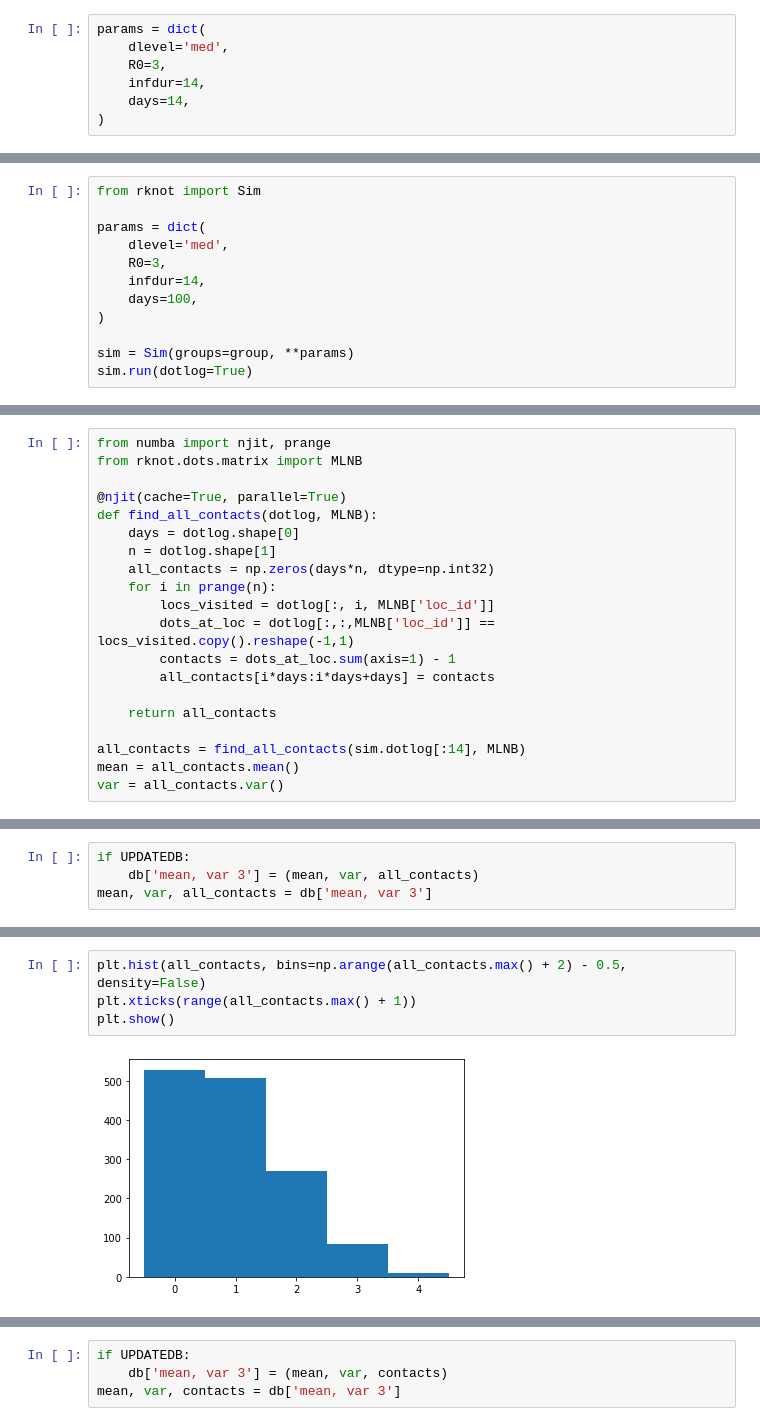
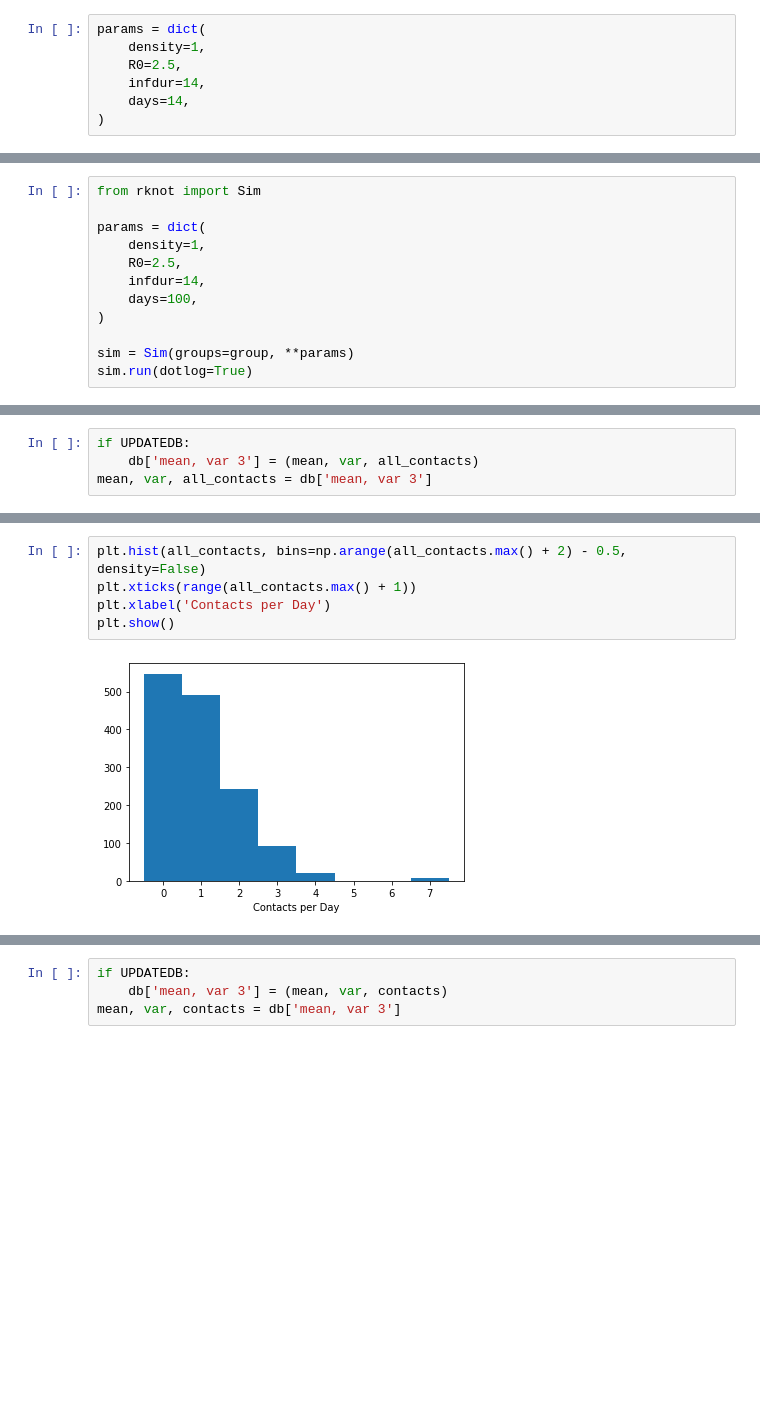
Before and after one commit to rjskene/rknotdocs, a Jupyter notebook: docs/sizing.ipynb, the cells around one changed output, grey strips where cells are left out. Saved outputs shown, nothing was run; the diff lists cells and outputs as text; blank space fills up the shorter version.

```diff
--- a/docs/sizing.ipynb
+++ b/docs/sizing.ipynb
@@ -42,7 +46,7 @@ We will restrict the simulation to just 14 days. We set `dlevel=med`, which sets
 # %%
 params = dict(
-    dlevel='med',
-    R0=3,
+    density=1,
+    R0=2.5,
     infdur=14,
     days=14,
 )
@@ -150,8 +155,8 @@ The code above has been factored into a helper function `contacts_of_init_inf`.
 from rknot import Sim
 
 params = dict(
-    dlevel='med',
-    R0=3,
+    density=1,
+    R0=2.5,
     infdur=14,
     days=100,
 )
@@ -185,20 +190,0 @@ For an even larger sample, we can repeat the above process for every dot in the
-# %%
-from numba import njit, prange
-from rknot.dots.matrix import MLNB
-
-@njit(cache=True, parallel=True)
-def find_all_contacts(dotlog, MLNB):
-    days = dotlog.shape[0]
-    n = dotlog.shape[1]
-    all_contacts = np.zeros(days*n, dtype=np.int32)
-    for i in prange(n):
-        locs_visited = dotlog[:, i, MLNB['loc_id']]
-        dots_at_loc = dotlog[:,:,MLNB['loc_id']] == locs_visited.copy().reshape(-1,1)
-        contacts = dots_at_loc.sum(axis=1) - 1
-        all_contacts[i*days:i*days+days] = contacts
-
-    return all_contacts
-
-all_contacts = find_all_contacts(sim.dotlog[:14], MLNB)
-mean = all_contacts.mean()
-var = all_contacts.var()
@@ -213,7 +205,8 @@ print (mean, var)
 # %%
 plt.hist(all_contacts, bins=np.arange(all_contacts.max() + 2) - 0.5, density=False)
 plt.xticks(range(all_contacts.max() + 1))
+plt.xlabel('Contacts per Day')
 plt.show()
 # %% [output]
-[figure, old version]
+[figure, new version]
 # %% [markdown]
```
Also changed, not shown: parts of 90 cells of this notebook, 25 other files.
